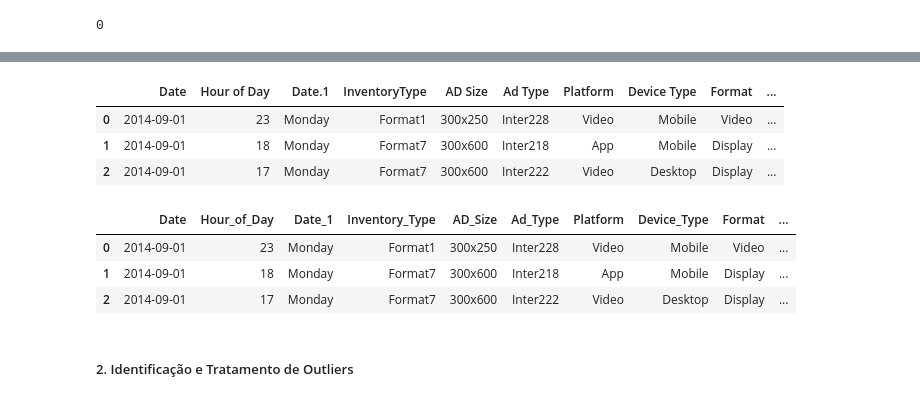
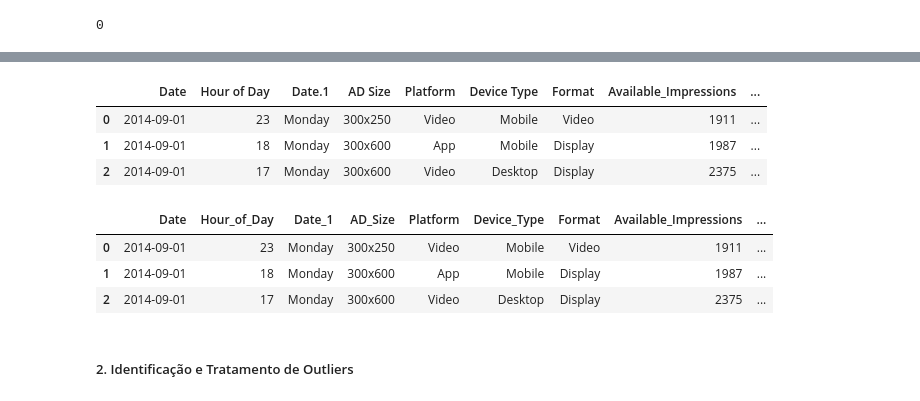
Before and after one commit to Sirius-146/projetoV_ifoodtech, a Jupyter notebook: projeto_ifoodtechV.ipynb, the cells around one changed output, grey strips where cells are left out. Cells and saved outputs as stored; diff of their text form; code cells hidden in the pictures.

```diff
--- a/projeto_ifoodtechV.ipynb
+++ b/projeto_ifoodtechV.ipynb
@@ -17,7 +18,7 @@ warnings.filterwarnings("ignore", category=FutureWarning)
 # %%
 #lendo o arquivo excel
 
-df_1 = pd.read_excel(r'C:\Users\cesar\Downloads\ifoodtech_moduloV\projeto\Clean_Ads_Data.xlsx')
+df_1 = pd.read_excel('Clean_Ads_Data.xlsx')
 # %%
 #visualizando as três primeiras linhas
 
@@ -65,0 +62,4 @@ memory usage: 3.9+ MB
+# %%
+#excluindo as colunas: Timestamp, InventoryType, Ad Type.
+
+df_1.drop(["Timestamp", "InventoryType", "Ad Type"], axis=1, inplace=True)
@@ -151,35 +148,31 @@ Name: Hour of Day, dtype: int64
+# %%
+#organizando dataframe após remover linhas
+
+df_1.reset_index(inplace=True, drop=True)
 # %%
-#excluindo a coluna Timestamp
-
-df_1 = df_1.drop(columns=['Timestamp'])
-
 #criando uma coluna para mês
 
 df_1['Month'] = df_1['Date'].dt.month
 
 
 #visualizando as três primeiras linhas
 
 df_1.head(3)
 # %% [output]
-|  | Date | Hour of Day | Date.1 | InventoryType | AD Size | Ad Type | Platform | Device Type | Format | ... |
-| 0 | 2014-09-01 | 23 | Monday | Format1 | 300x250 | Inter228 | Video | Mobile | Video | ... |
-| 1 | 2014-09-01 | 18 | Monday | Format7 | 300x600 | Inter218 | App | Mobile | Display | ... |
-| 2 | 2014-09-01 | 17 | Monday | Format7 | 300x600 | Inter222 | Video | Desktop | Display | ... |
+|  | Date | Hour of Day | Date.1 | AD Size | Platform | Device Type | Format | Available_Impressions | ... |
+| 0 | 2014-09-01 | 23 | Monday | 300x250 | Video | Mobile | Video | 1911 | ... |
+| 1 | 2014-09-01 | 18 | Monday | 300x600 | App | Mobile | Display | 1987 | ... |
+| 2 | 2014-09-01 | 17 | Monday | 300x600 | Video | Desktop | Display | 2375 | ... |
 # %%
 #substituir espaços e pontos por _ nos nomes das colunas
 
 df_1.columns = df_1.columns.str.replace(' ', '_').str.replace('.', '_' )
 
-#renomeando a coluna InventoryType
-
-df_1.rename(columns={'InventoryType': 'Inventory_Type'}, inplace=True)
-
 #visualizando as três primeiras linhas
 
 df_1.head(3)
 # %% [output]
-|  | Date | Hour_of_Day | Date_1 | Inventory_Type | AD_Size | Ad_Type | Platform | Device_Type | Format | ... |
-| 0 | 2014-09-01 | 23 | Monday | Format1 | 300x250 | Inter228 | Video | Mobile | Video | ... |
-| 1 | 2014-09-01 | 18 | Monday | Format7 | 300x600 | Inter218 | App | Mobile | Display | ... |
-| 2 | 2014-09-01 | 17 | Monday | Format7 | 300x600 | Inter222 | Video | Desktop | Display | ... |
+|  | Date | Hour_of_Day | Date_1 | AD_Size | Platform | Device_Type | Format | Available_Impressions | ... |
+| 0 | 2014-09-01 | 23 | Monday | 300x250 | Video | Mobile | Video | 1911 | ... |
+| 1 | 2014-09-01 | 18 | Monday | 300x600 | App | Mobile | Display | 1987 | ... |
+| 2 | 2014-09-01 | 17 | Monday | 300x600 | Video | Desktop | Display | 2375 | ... |
```
Also changed, not shown: parts of 16 cells of this notebook.
